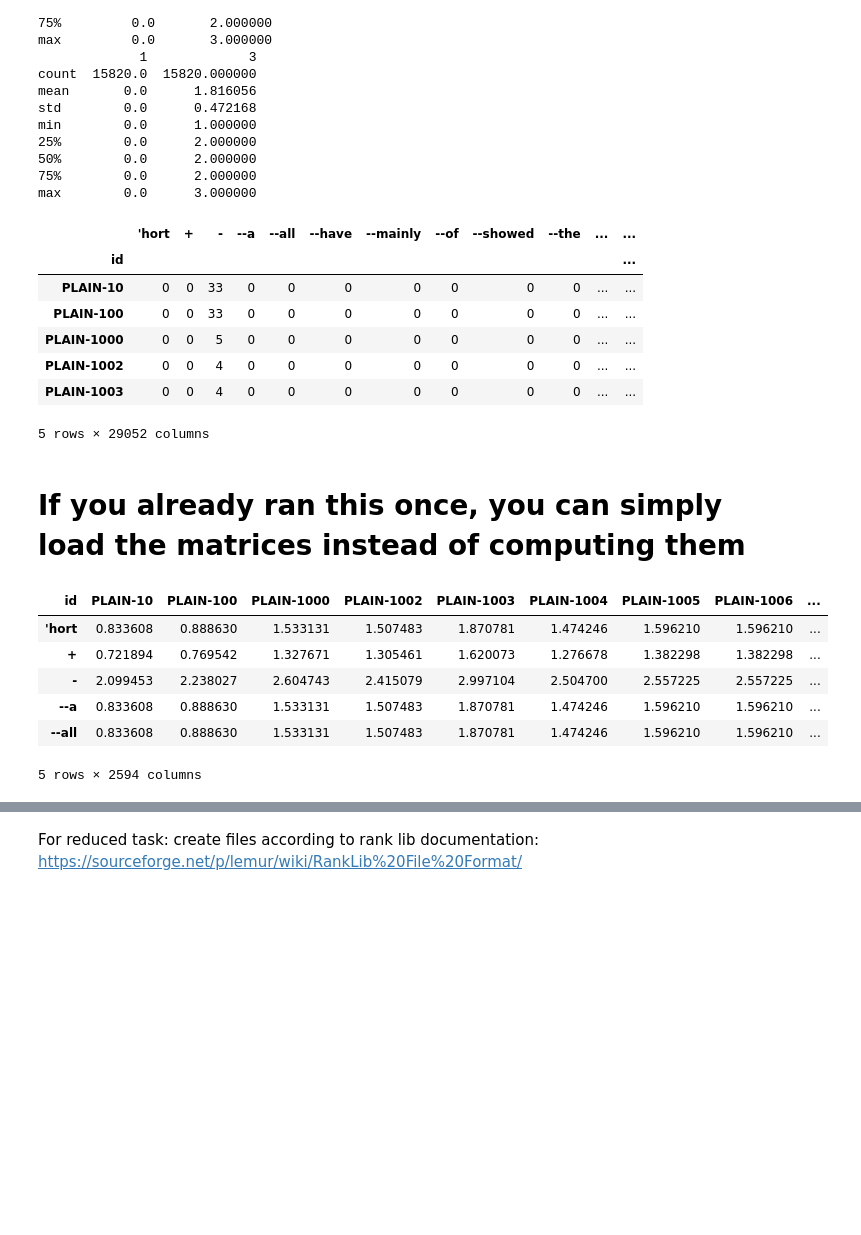
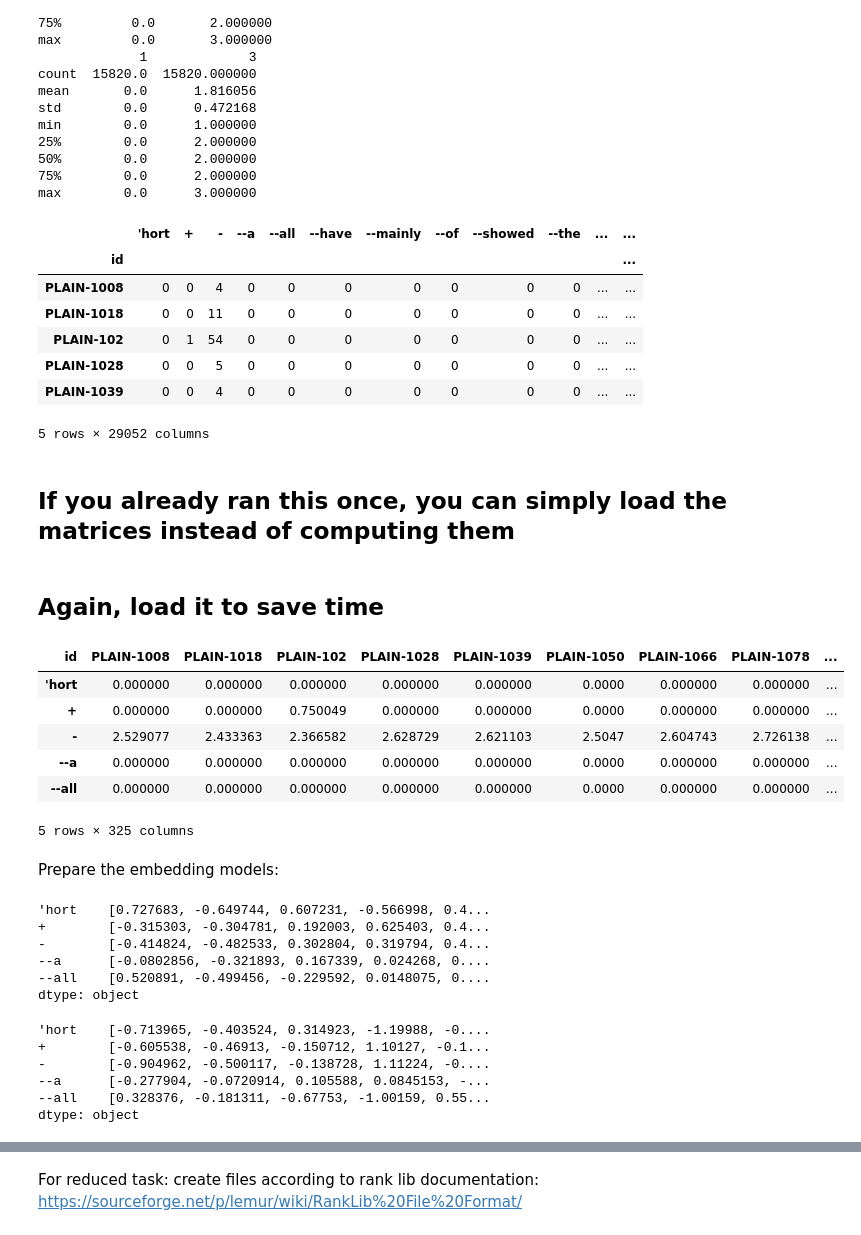
Before and after one commit to philippnaeser/irteamproject, a Jupyter notebook: feature_generation.ipynb, the cells around one changed output, grey strips where cells are left out. Saved outputs shown, nothing was run; the diff lists cells and outputs as text; code cells hidden in the pictures; blank space fills up the shorter version.

Commit message:
Freature Generation mit cosine
Neue Datafiles und RankLib models, leicht umgepackt, um unter 100MB für
github zu bleiben. Vorbereitende Schritte für Embeddings in feature
generation

```diff
--- a/feature_generation.ipynb
+++ b/feature_generation.ipynb
@@ -404,15 +439,15 @@ train_matrix = get_query_term_matrix(train_queries, col)
 dev_matrix = get_query_term_matrix(dev_queries, col)
 test_matrix = get_query_term_matrix(test_queries, col)
 # %%
-train_matrix.head()
+test_matrix.head()
 # %% [output]
 |  | 'hort | + | - | --a | --all | --have | --mainly | --of | --showed | --the | ... | ... |
 | id |  |  |  |  |  |  |  |  |  |  |  | ... |
-| PLAIN-10 | 0 | 0 | 33 | 0 | 0 | 0 | 0 | 0 | 0 | 0 | ... | ... |
-| PLAIN-100 | 0 | 0 | 33 | 0 | 0 | 0 | 0 | 0 | 0 | 0 | ... | ... |
-| PLAIN-1000 | 0 | 0 | 5 | 0 | 0 | 0 | 0 | 0 | 0 | 0 | ... | ... |
-| PLAIN-1002 | 0 | 0 | 4 | 0 | 0 | 0 | 0 | 0 | 0 | 0 | ... | ... |
-| PLAIN-1003 | 0 | 0 | 4 | 0 | 0 | 0 | 0 | 0 | 0 | 0 | ... | ... |
+| PLAIN-1008 | 0 | 0 | 4 | 0 | 0 | 0 | 0 | 0 | 0 | 0 | ... | ... |
+| PLAIN-1018 | 0 | 0 | 11 | 0 | 0 | 0 | 0 | 0 | 0 | 0 | ... | ... |
+| PLAIN-102 | 0 | 1 | 54 | 0 | 0 | 0 | 0 | 0 | 0 | 0 | ... | ... |
+| PLAIN-1028 | 0 | 0 | 5 | 0 | 0 | 0 | 0 | 0 | 0 | 0 | ... | ... |
+| PLAIN-1039 | 0 | 0 | 4 | 0 | 0 | 0 | 0 | 0 | 0 | 0 | ... | ... |
 5 rows × 29052 columns
 # %%
 #Another speed up, save the matrices
@@ -420,7 +455,7 @@ train_matrix.to_pickle('queries/train_matrix.pkl')
 dev_matrix.to_pickle('queries/dev_matrix.pkl')
 train_matrix.to_pickle('queries/test_matrix.pkl')
 # %% [markdown]
-# If you already ran this once, you can simply load the matrices instead of computing them
+## If you already ran this once, you can simply load the matrices instead of computing them
 # %%
 train_matrix = pd.read_pickle('queries/train_matrix.pkl')
 dev_matrix = pd.read_pickle('queries/dev_matrix.pkl')
@@ -453,18 +487,40 @@ test_tfidf = compute_query_tfidf(test_matrix_inverted, idf)
 train_tfidf.to_pickle('queries/train_tfidf.pkl')
 dev_tfidf.to_pickle('queries/dev_tfidf.pkl')
 test_tfidf.to_pickle('queries/test_tfidf.pkl')
+# %% [markdown]
+## Again, load it to save time
 # %%
 #Or load them, if they already exist
 train_tfidf = pd.read_pickle('queries/train_tfidf.pkl')
 dev_tfidf = pd.read_pickle('queries/dev_tfidf.pkl')
 test_tfidf = pd.read_pickle('queries/test_tfidf.pkl')
 # %%
-train_tfidf.head()
+test_tfidf.head()
 # %% [output]
-| id | PLAIN-10 | PLAIN-100 | PLAIN-1000 | PLAIN-1002 | PLAIN-1003 | PLAIN-1004 | PLAIN-1005 | PLAIN-1006 | ... |
-| 'hort | 0.833608 | 0.888630 | 1.533131 | 1.507483 | 1.870781 | 1.474246 | 1.596210 | 1.596210 | ... |
-| + | 0.721894 | 0.769542 | 1.327671 | 1.305461 | 1.620073 | 1.276678 | 1.382298 | 1.382298 | ... |
-| - | 2.099453 | 2.238027 | 2.604743 | 2.415079 | 2.997104 | 2.504700 | 2.557225 | 2.557225 | ... |
-| --a | 0.833608 | 0.888630 | 1.533131 | 1.507483 | 1.870781 | 1.474246 | 1.596210 | 1.596210 | ... |
-| --all | 0.833608 | 0.888630 | 1.533131 | 1.507483 | 1.870781 | 1.474246 | 1.596210 | 1.596210 | ... |
+| id | PLAIN-1008 | PLAIN-1018 | PLAIN-102 | PLAIN-1028 | PLAIN-1039 | PLAIN-1050 | PLAIN-1066 | PLAIN-1078 | ... |
+| 'hort | 0.000000 | 0.000000 | 0.000000 | 0.000000 | 0.000000 | 0.0000 | 0.000000 | 0.000000 | ... |
+| + | 0.000000 | 0.000000 | 0.750049 | 0.000000 | 0.000000 | 0.0000 | 0.000000 | 0.000000 | ... |
+| - | 2.529077 | 2.433363 | 2.366582 | 2.628729 | 2.621103 | 2.5047 | 2.604743 | 2.726138 | ... |
+| --a | 0.000000 | 0.000000 | 0.000000 | 0.000000 | 0.000000 | 0.0000 | 0.000000 | 0.000000 | ... |
+| --all | 0.000000 | 0.000000 | 0.000000 | 0.000000 | 0.000000 | 0.0000 | 0.000000 | 0.000000 | ... |
-5 rows × 2594 columns
+5 rows × 325 columns
+# %% [markdown]
+Prepare the embedding models:
+# %%
+fasttext_embeddings_list=[]
+words_not_covered_in_fasttext=[]
+for word in inverted_index.index:
+    try:
+        fasttext_embeddings_list.append(fasttext.wv.get_vector(word))
+    except:
+        words_not_covered_in_fasttext.append(word)
+        fasttext_embeddings_list.append(np.zeros(100)) # for those 3 OOV we insert an array consisting of zeros
+fasttext_embeddings=pd.Series(fasttext_embeddings_list,index=inverted_index.index)
+fasttext_embeddings.head()
+# %% [output]
+'hort    [0.727683, -0.649744, 0.607231, -0.566998, 0.4...
++        [-0.315303, -0.304781, 0.192003, 0.625403, 0.4...
+-        [-0.414824, -0.482533, 0.302804, 0.319794, 0.4...
+--a      [-0.0802856, -0.321893, 0.167339, 0.024268, 0....
+--all    [0.520891, -0.499456, -0.229592, 0.0148075, 0....
+dtype: object
@@ -470,0 +532,19 @@ train_tfidf.head()
+# %%
+#Word2Vec Embeddings, 100-d dense vector
+word2vec_embeddings_list=[]
+words_not_covered_in_word2vec=[]
+for word in inverted_index.index:
+    try:
+        word2vec_embeddings_list.append(word2vec.wv.get_vector(word))
+    except:
+        words_not_covered_in_word2vec.append(word)
+        word2vec_embeddings_list.append(np.zeros(100)) # for those 3 OOV we insert an array consisting of zeros
+word2vec_embeddings=pd.Series(word2vec_embeddings_list,index=inverted_index.index)
+word2vec_embeddings.head()
+# %% [output]
+'hort    [-0.713965, -0.403524, 0.314923, -1.19988, -0....
++        [-0.605538, -0.46913, -0.150712, 1.10127, -0.1...
+-        [-0.904962, -0.500117, -0.138728, 1.11224, -0....
+--a      [-0.277904, -0.0720914, 0.105588, 0.0845153, -...
+--all    [0.328376, -0.181311, -0.67753, -1.00159, 0.55...
+dtype: object
```
Also changed, not shown: parts of 26 cells of this notebook, 14 other files.
